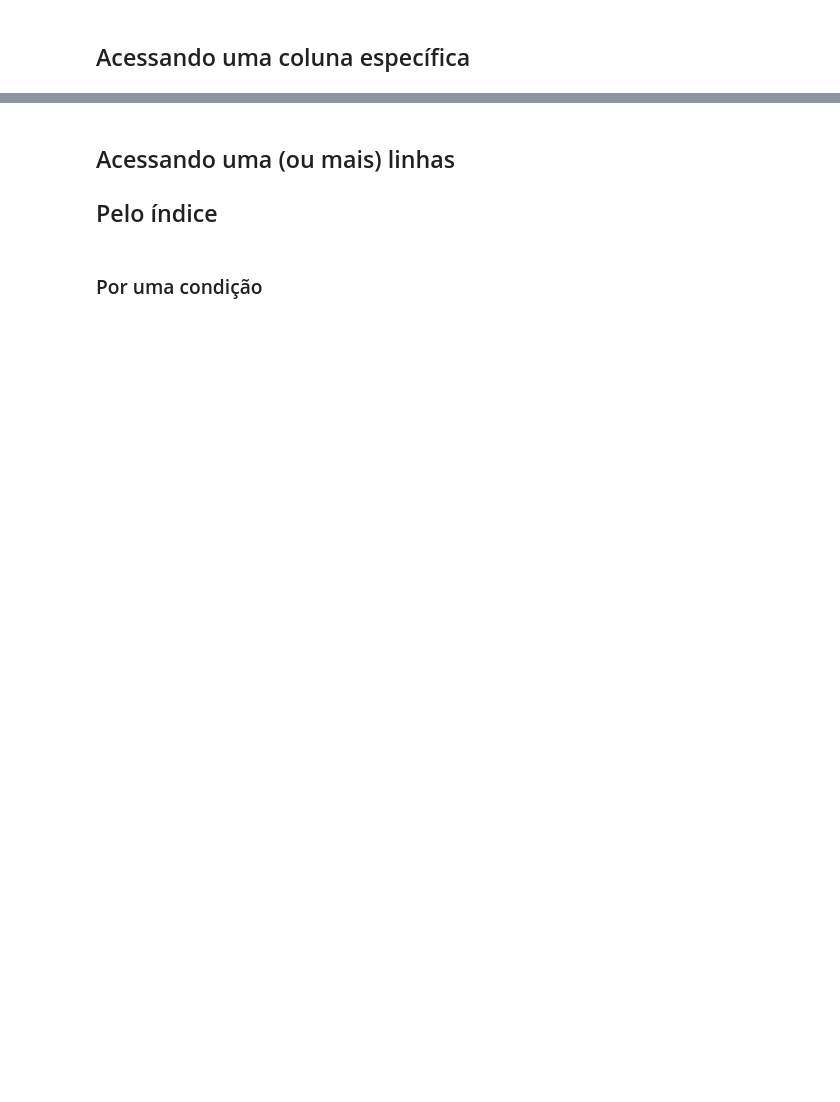
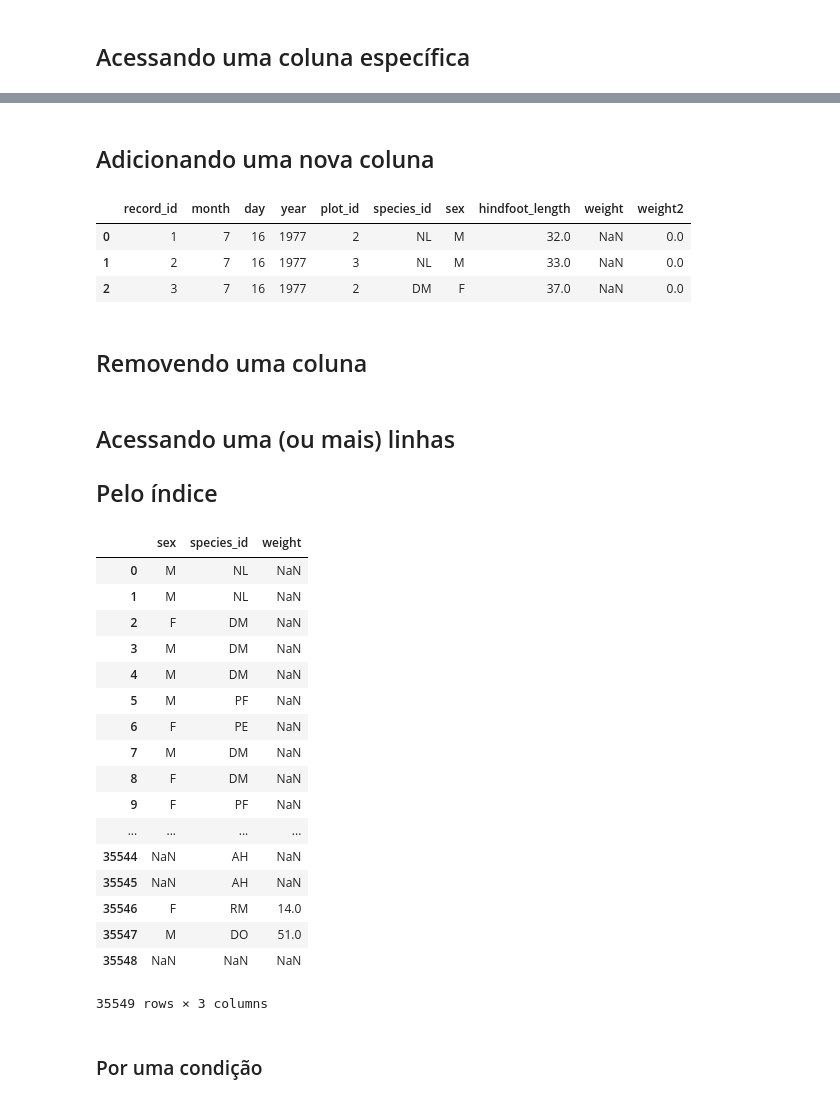
Before and after one commit to ufrpe-ensino/ic-aulas, a Jupyter notebook: aulas/14_Pandas.ipynb, the cells around one changed output, grey strips where cells are left out. Saved outputs shown, nothing was run; the diff lists cells and outputs as text; code cells hidden in the pictures; blank space fills up the shorter version.

```diff
--- a/aulas/14_Pandas.ipynb
+++ b/aulas/14_Pandas.ipynb
@@ -63,0 +114,12 @@ df['hindfoot_length']
+# %% [markdown]
+## Adicionando uma nova coluna
+# %%
+df['weight2'] = df['weight'].fillna(0)
+df[:3]
+# %% [output]
+|  | record_id | month | day | year | plot_id | species_id | sex | hindfoot_length | weight | weight2 |
+| 0 | 1 | 7 | 16 | 1977 | 2 | NL | M | 32.0 | NaN | 0.0 |
+| 1 | 2 | 7 | 16 | 1977 | 3 | NL | M | 33.0 | NaN | 0.0 |
+| 2 | 3 | 7 | 16 | 1977 | 2 | DM | F | 37.0 | NaN | 0.0 |
+# %% [markdown]
+## Removendo uma coluna
@@ -65,6 +130,25 @@ df['hindfoot_length']
 ## Acessando uma (ou mais) linhas
 ## Pelo índice
 # %%
-df.loc[1]
+df.loc[:, ['sex', 'species_id', 'weight']]
+# %% [output]
+|  | sex | species_id | weight |
+| 0 | M | NL | NaN |
+| 1 | M | NL | NaN |
+| 2 | F | DM | NaN |
+| 3 | M | DM | NaN |
+| 4 | M | DM | NaN |
+| 5 | M | PF | NaN |
+| 6 | F | PE | NaN |
+| 7 | M | DM | NaN |
+| 8 | F | DM | NaN |
+| 9 | F | PF | NaN |
+| ... | ... | ... | ... |
+| 35544 | NaN | AH | NaN |
+| 35545 | NaN | AH | NaN |
+| 35546 | F | RM | 14.0 |
+| 35547 | M | DO | 51.0 |
+| 35548 | NaN | NaN | NaN |
+35549 rows × 3 columns
 # %% [markdown]
 ### Por uma condição
```
Also changed, not shown: parts of 24 cells of this notebook, 1 other file.
